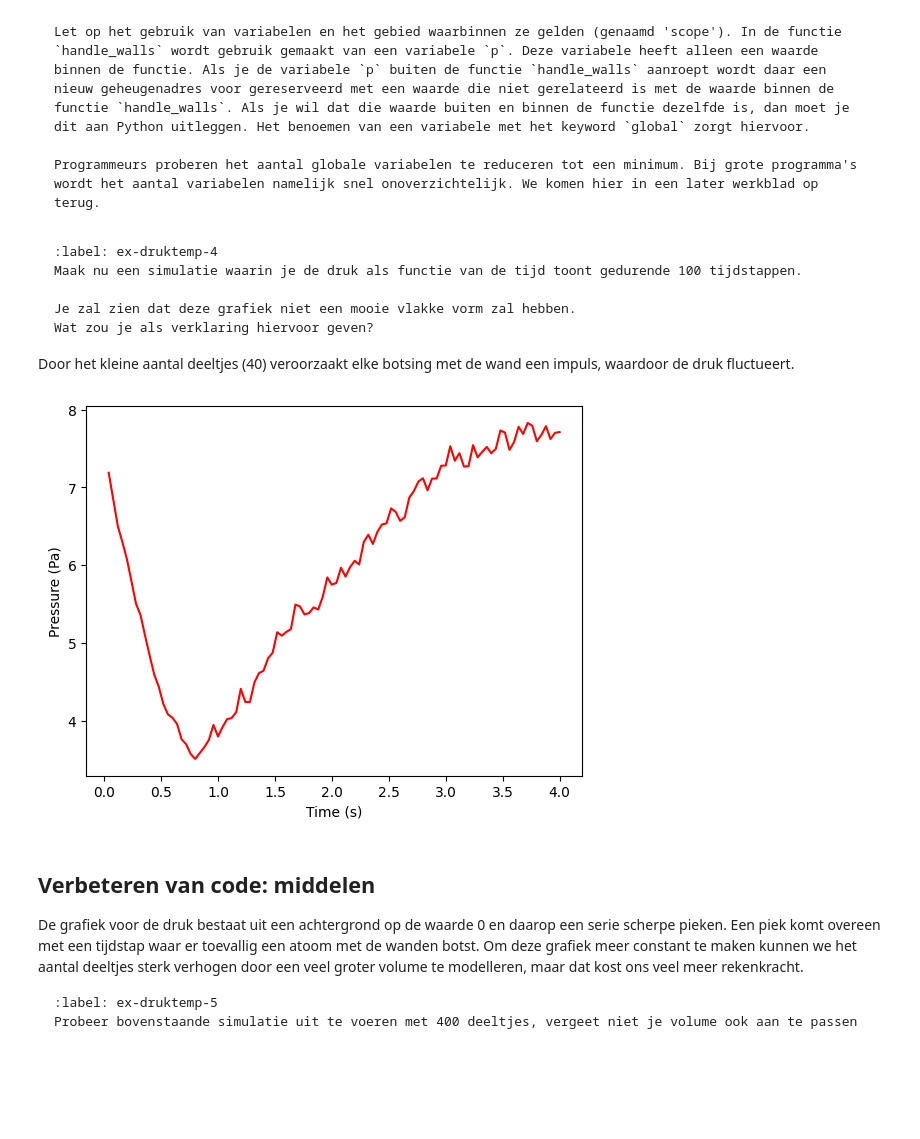
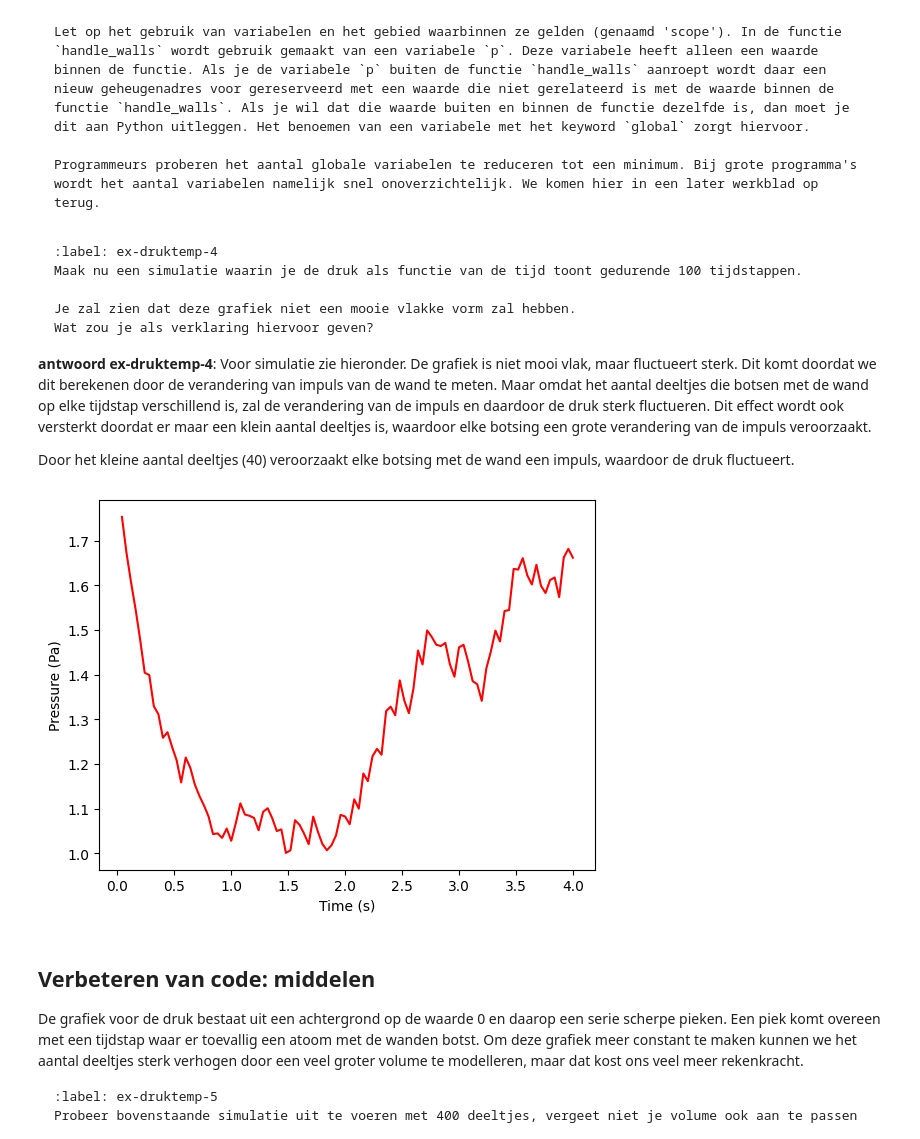
Before and after one commit to Daan401/thermolabDD, a Jupyter notebook: Content/PySim/5_druktemp.ipynb, the cells around one changed output. Drawn from its saved outputs; the diff is of its cells as text; code cells hidden in the pictures; blank space fills up the shorter version.

Commit message:
Druktemp gefixt

````diff
--- a/Content/PySim/5_druktemp.ipynb
+++ b/Content/PySim/5_druktemp.ipynb
@@ -308,24 +308,42 @@ Maak nu een simulatie waarin je de druk als functie van de tijd toont gedurende
 Je zal zien dat deze grafiek niet een mooie vlakke vorm zal hebben.
 Wat zou je als verklaring hiervoor geven?
 ```
+
+**antwoord ex-druktemp-4**:
+Voor simulatie zie hieronder. De grafiek is niet mooi vlak, maar fluctueert sterk. Dit komt doordat we dit berekenen door de verandering van impuls van de wand te meten. Maar omdat het aantal deeltjes die botsen met de wand op elke tijdstap verschillend is, zal de verandering van de impuls en daardoor de druk sterk fluctueren. Dit effect wordt ook versterkt doordat er maar een klein aantal deeltjes is, waardoor elke botsing een grote verandering van de impuls veroorzaakt.
+
+
+
 Door het kleine aantal deeltjes (40) veroorzaakt elke botsing met de wand een impuls, waardoor de druk fluctueert.
 # %%
+
+# Alleen voor opdracht 5!!!!
+N = 400
+BOX_SIZE_0 = 40 # Zo gekozen dat de dichtheid van de deeltjes ongeveer hetzelfde blijft.
+                # Anders zou de druk veel hoger worden, waardoor we een veel kleinere tijdstap nodig
+                # zouden hebben om geen botsing te missen.
+
+# Voor opdracht 4 en 5!!!!
 pressures_data = np.empty(100)
 times = np.linspace(1, 100, 100) * DT
 
 particles = []
 create_particles(particles)
 for i in range(100):
     take_time_step(particles)
     pressures_data[i] = pressure
 
 plt.figure()
 plt.xlabel("Time (s)")
 plt.ylabel("Pressure (Pa)")
 plt.plot(times, pressures_data, 'r-')
 plt.show()
+
+# Terugzetten van de waarden voor opdracht 5
+N = 40
+BOX_SIZE_0 = 10
 # %% [output]
-[figure, old version]
+[figure, new version]
 # %% [markdown]
 ## Verbeteren van code: middelen
 
````
Also changed, not shown: parts of 3 cells of this notebook.
